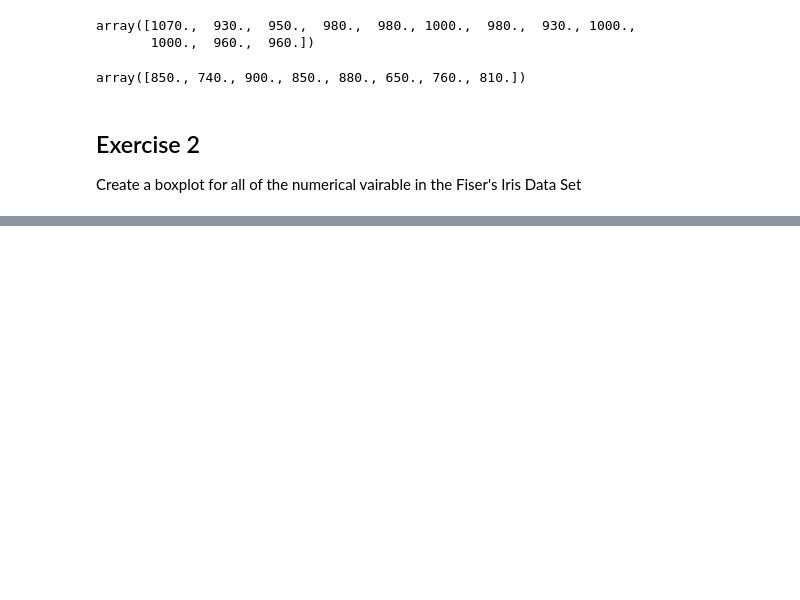
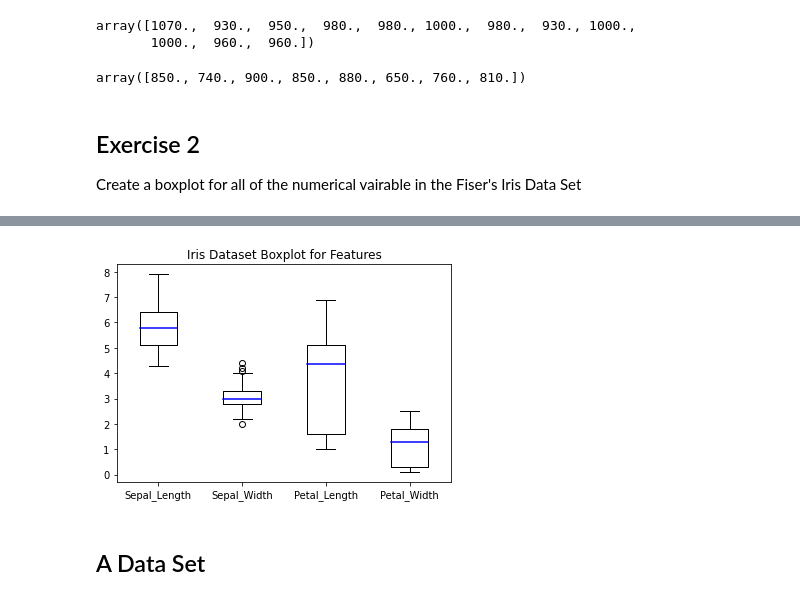
Before and after one commit to evaczeydapommersheim/Funddata---assessment, a Jupyter notebook: Practicals/04 Outliers_PDF_Percentile_Quartile_Boxplots_DataSet.ipynb, the cells around one changed output, grey strips where cells are left out. Cells and saved outputs as stored; diff of their text form; code cells hidden in the pictures; blank space fills up the shorter version.

```diff
--- a/Practicals/04 Outliers_PDF_Percentile_Quartile_Boxplots_DataSet.ipynb
+++ b/Practicals/04 Outliers_PDF_Percentile_Quartile_Boxplots_DataSet.ipynb
@@ -495,0 +477,8 @@ array([[5.1, 3.5, 1.4, 0.2],
+# %%
+# URL for the Iris Dataset (https://www.angela1c.com/projects/iris_project/downloading-iris/)
+
+csv_url = 'https://archive.ics.uci.edu/ml/machine-learning-databases/iris/iris.data'
+
+# Reading dataset using Pandas package
+iris = pd.read_csv(csv_url, header = None)
+iris
@@ -495,0 +499,5 @@ array([[5.1, 3.5, 1.4, 0.2],
+# %%
+# Adding Column names/headers to dataset
+col_names = ['Sepal_Length','Sepal_Width','Petal_Length','Petal_Width','Species']
+iris.columns = col_names
+iris.head()
@@ -495,0 +511,13 @@ array([[5.1, 3.5, 1.4, 0.2],
+# %%
+#Plotting the Iris features on a boxplot
+plt.boxplot(iris.iloc[:,:4],
+           labels=col_names[:-1],
+           manage_ticks = True,
+           meanline = True,
+           medianprops={"color": "blue", "linewidth": 1.5});
+
+plt.title("Iris Dataset Boxplot for Features");
+# %% [output]
+[figure, added]
+# %% [markdown]
+## A Data Set
```
Also changed, not shown: parts of 15 cells of this notebook.
